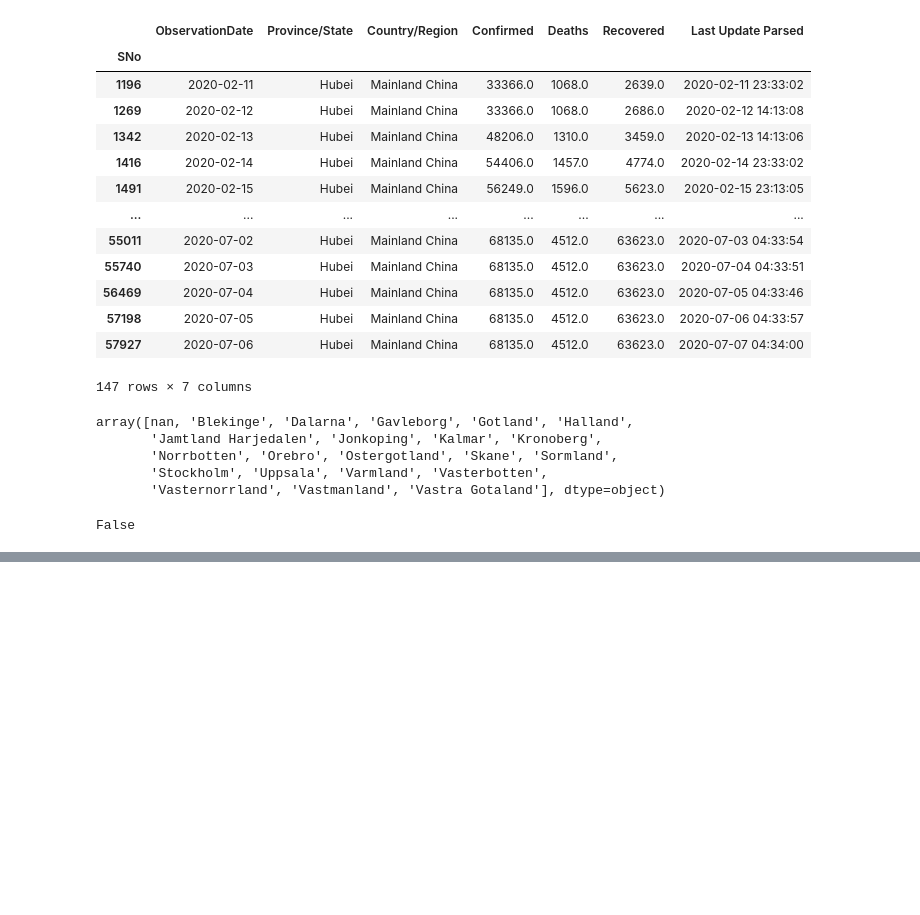
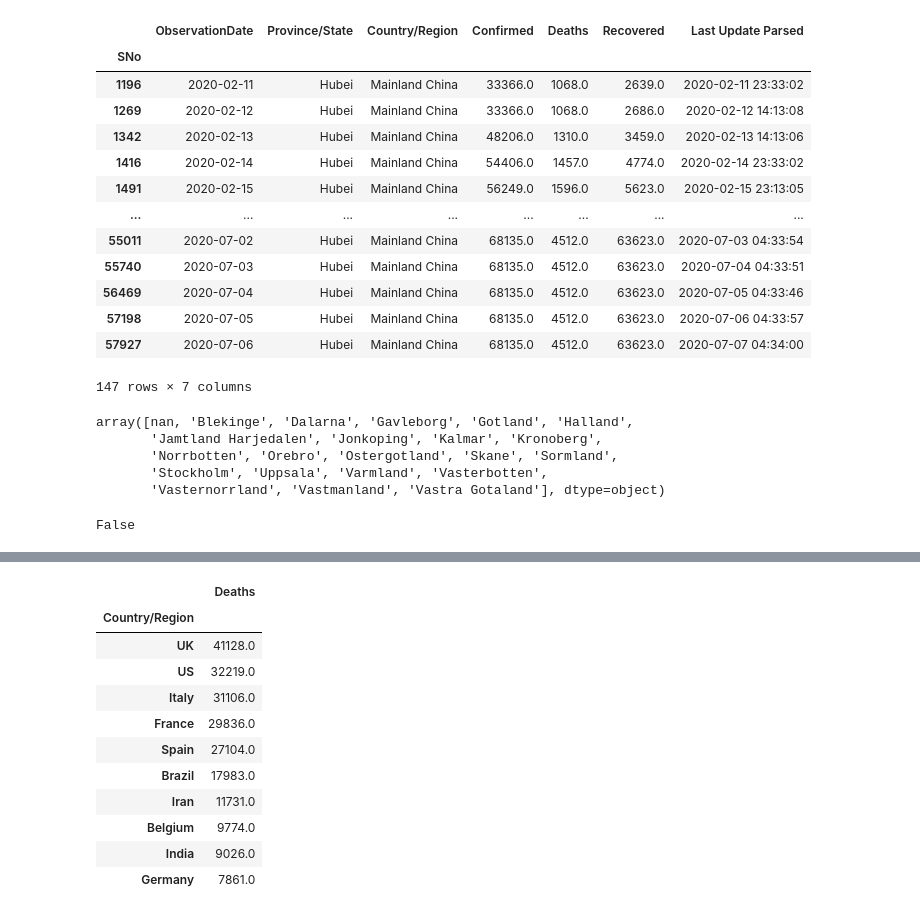
Before and after one commit to gp-add11/Python3, a Jupyter notebook: Proj_1/proj_1_py3_1.ipynb, the cells around one changed output, grey strips where cells are left out. Cells and saved outputs as stored; diff of their text form; code cells hidden in the pictures; blank space fills up the shorter version.

```diff
--- a/Proj_1/proj_1_py3_1.ipynb
+++ b/Proj_1/proj_1_py3_1.ipynb
@@ -377,0 +394,16 @@ False
+# %%
+df1[['Country/Region','Deaths']].groupby('Country/Region').max().sort_values(by='Deaths',ascending=False).head(10)
+#Can this operation be done on two columns: Deaths and Confirmed?
+# %% [output]
+|  | Deaths |
+| Country/Region |  |
+| UK | 41128.0 |
+| US | 32219.0 |
+| Italy | 31106.0 |
+| France | 29836.0 |
+| Spain | 27104.0 |
+| Brazil | 17983.0 |
+| Iran | 11731.0 |
+| Belgium | 9774.0 |
+| India | 9026.0 |
+| Germany | 7861.0 |
```
Also changed, not shown: parts of 9 cells of this notebook.
